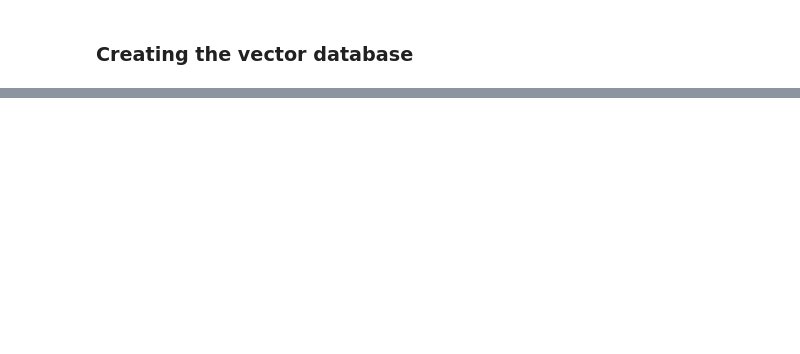
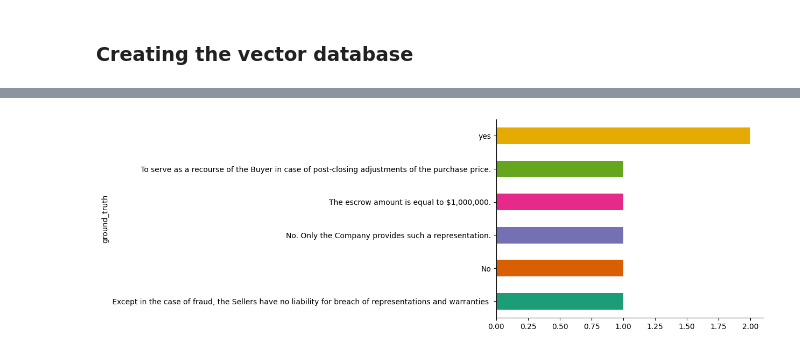
Before and after one commit to YvvonM/contract_rag, a Jupyter notebook: vector_embedding.ipynb, the cells around one changed output, grey strips where cells are left out. Cells and saved outputs as stored; diff of their text form; code cells hidden in the pictures; blank space fills up the shorter version.

```diff
--- a/vector_embedding.ipynb
+++ b/vector_embedding.ipynb
@@ -263,0 +241,17 @@ from langchain.retrievers import BM25Retriever, EnsembleRetriever
+# %%
+
+template = """Answer the question based only on the following context:
+{context}
+
+Question: {question}
+"""
+prompt = ChatPromptTemplate.from_template(template)
+
+llm = ChatOpenAI(model_name="gpt-3.5-turbo", temperature=0)
+# %%
+chain = (
+    {"context": retriever, "question": RunnablePassthrough()}
+    | prompt
+    | llm
+    | StrOutputParser()
+)
@@ -263,0 +515,22 @@ from langchain.retrievers import BM25Retriever, EnsembleRetriever
+# %%
+from ragas import evaluate
+from ragas.metrics import (
+    faithfulness,
+    answer_relevancy,
+    context_recall,
+    context_precision,
+)
+
+result = evaluate(
+    dataset = dataset1,
+    metrics=[
+        context_precision,
+        context_recall,
+        faithfulness,
+        answer_relevancy,
+    ],
+    raise_exceptions=False
+)
+
+
+df = result.to_pandas()
@@ -263,0 +584,7 @@ from langchain.retrievers import BM25Retriever, EnsembleRetriever
+# %%
+from matplotlib import pyplot as plt
+import seaborn as sns
+df.groupby('ground_truth').size().plot(kind='barh', color=sns.palettes.mpl_palette('Dark2'))
+plt.gca().spines[['top', 'right',]].set_visible(False)
+# %% [output]
+[figure, added]
```
Also changed, not shown: parts of 70 cells of this notebook, 1 other file.
